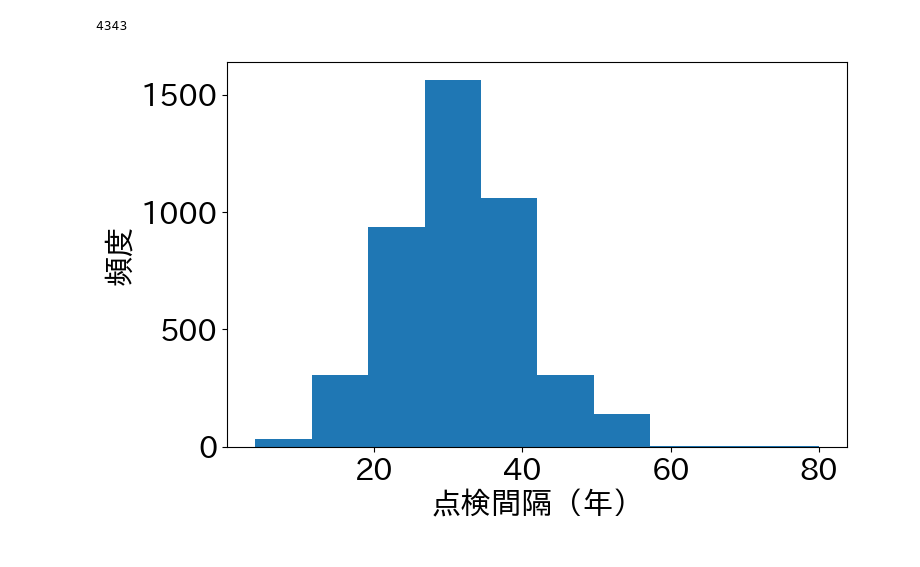
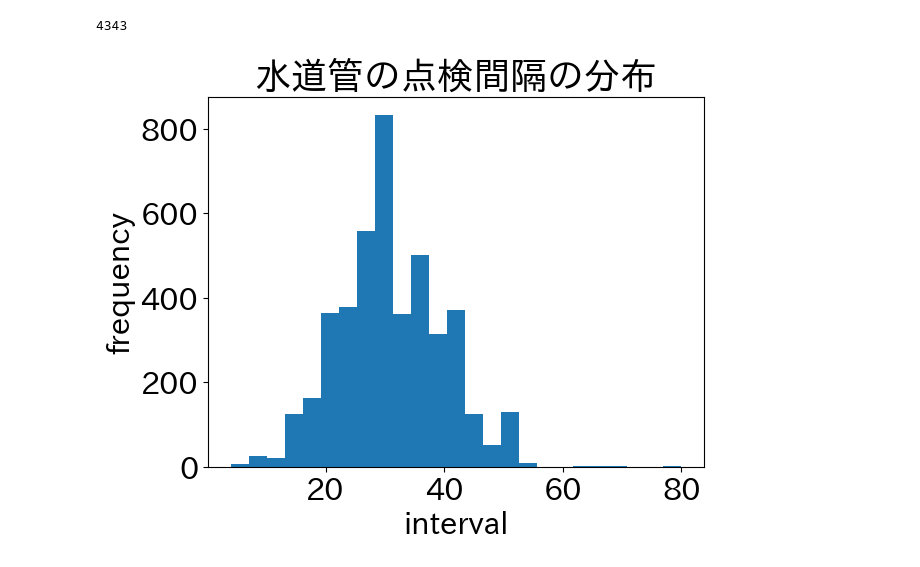
Before and after one commit to natsuki0720/CTMCxDeepSets, a Jupyter notebook: notebooks/evaluate_lognormal_model.ipynb, the cells around one changed output. Drawn from its saved outputs; the diff is of its cells as text; code cells hidden in the pictures.

```diff
--- a/notebooks/evaluate_lognormal_model.ipynb
+++ b/notebooks/evaluate_lognormal_model.ipynb
@@ -129,18 +131,18 @@ plt.scatter(df["true"],df["pred"],color = "#d69c6a",edgecolors="#d79e6b",s = 20,
 # %%
 # # 水道管 12.3が良さそう
 r = 12.3
 real_data_dir = "../real_data/suidou.csv"
 df = pd.read_csv(real_data_dir,delimiter=",")
 df = df[["建設時健全度（1と仮定）","調査時健全度","経過年数"]]
 df.columns = ["pre", "post", "time"]
-plt.hist(df["time"],bins=10)
-plt.xlabel("点検間隔（年）")
-plt.ylabel("頻度")
-# plt.title("水道管の点検間隔の分布")
+plt.hist(df["time"],bins=25)
+plt.xlabel("interval")
+plt.ylabel("frequency")
+plt.title("水道管の点検間隔の分布")
 print(len(df))
 # %% [output]
 4343
-[figure, old version]
+[figure, new version]
 # %%
 # likelihood process
 state = np.array([df["pre"],df["post"]])
```
Also changed, not shown: parts of 6 cells of this notebook, 6 other files.
